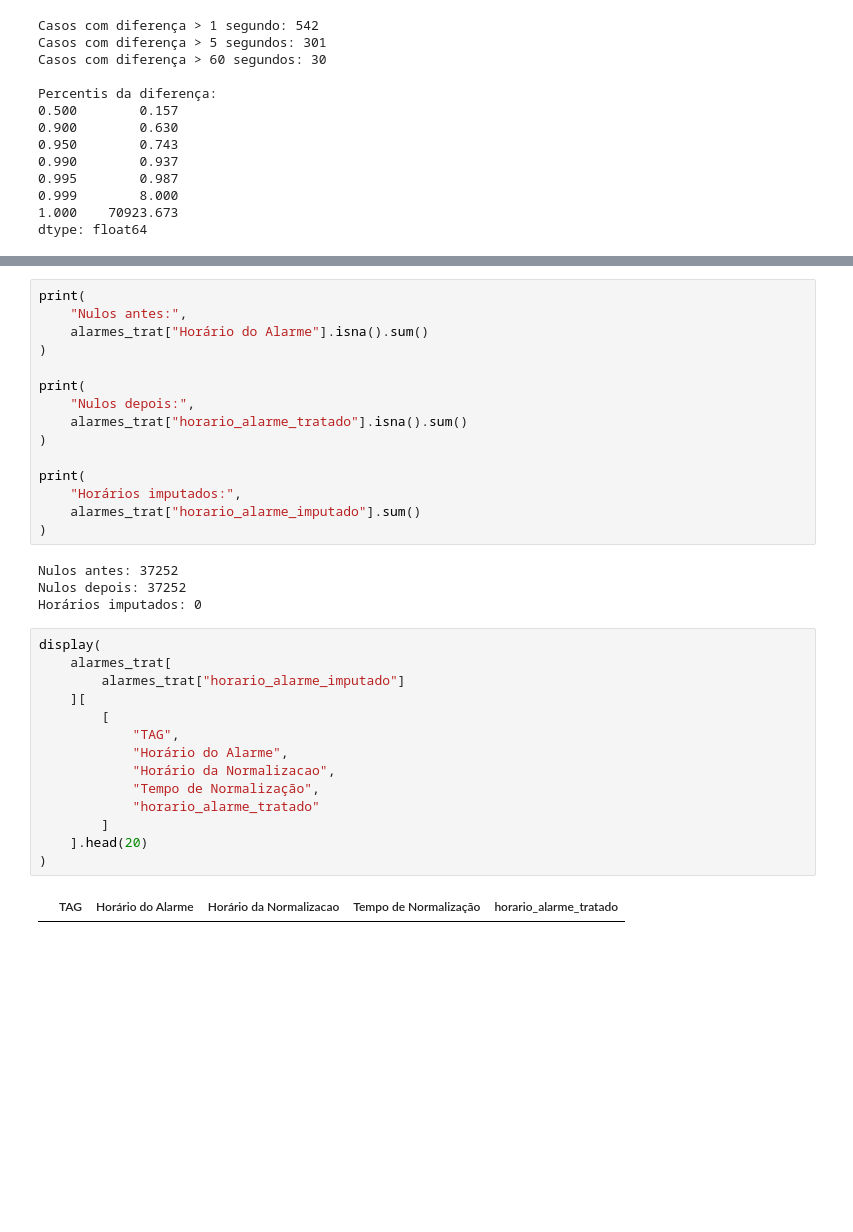
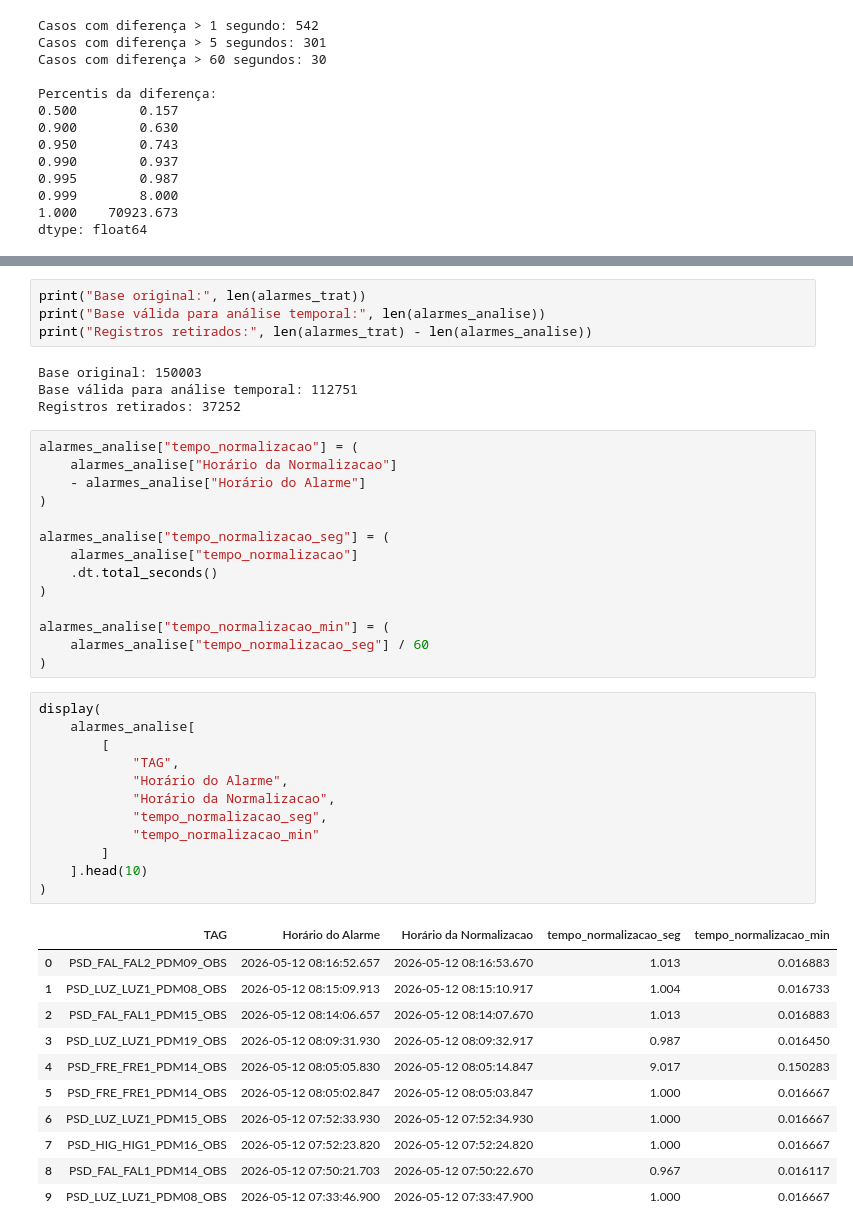
Before and after one commit to joaocardosodias/Lumem, a Jupyter notebook: eda/hipoteses/hipótese_5.ipynb, the cells around one changed output, grey strips where cells are left out. Saved outputs shown, nothing was run; the diff lists cells and outputs as text; blank space fills up the shorter version.

```diff
--- a/eda/hipoteses/hipótese_5.ipynb
+++ b/eda/hipoteses/hipótese_5.ipynb
@@ -918,35 +893,46 @@ Horários que podem ser recuperados: 0
 # %%
-print(
-    "Nulos antes:",
-    alarmes_trat["Horário do Alarme"].isna().sum()
-)
-
-print(
-    "Nulos depois:",
-    alarmes_trat["horario_alarme_tratado"].isna().sum()
-)
-
-print(
-    "Horários imputados:",
-    alarmes_trat["horario_alarme_imputado"].sum()
-)
+print("Base original:", len(alarmes_trat))
+print("Base válida para análise temporal:", len(alarmes_analise))
+print("Registros retirados:", len(alarmes_trat) - len(alarmes_analise))
 # %% [output]
-Nulos antes: 37252
-Nulos depois: 37252
-Horários imputados: 0
+Base original: 150003
+Base válida para análise temporal: 112751
+Registros retirados: 37252
 # %%
-display(
-    alarmes_trat[
-        alarmes_trat["horario_alarme_imputado"]
-    ][
-        [
-            "TAG",
-            "Horário do Alarme",
-            "Horário da Normalizacao",
-            "Tempo de Normalização",
-            "horario_alarme_tratado"
-        ]
-    ].head(20)
+alarmes_analise["tempo_normalizacao"] = (
+    alarmes_analise["Horário da Normalizacao"]
+    - alarmes_analise["Horário do Alarme"]
 )
+
+alarmes_analise["tempo_normalizacao_seg"] = (
+    alarmes_analise["tempo_normalizacao"]
+    .dt.total_seconds()
+)
+
+alarmes_analise["tempo_normalizacao_min"] = (
+    alarmes_analise["tempo_normalizacao_seg"] / 60
+)
-# %% [output]
-|  | TAG | Horário do Alarme | Horário da Normalizacao | Tempo de Normalização | horario_alarme_tratado |
+# %%
+display(
+    alarmes_analise[
+        [
+            "TAG",
+            "Horário do Alarme",
+            "Horário da Normalizacao",
+            "tempo_normalizacao_seg",
+            "tempo_normalizacao_min"
+        ]
+    ].head(10)
+)
+# %% [output]
+|  | TAG | Horário do Alarme | Horário da Normalizacao | tempo_normalizacao_seg | tempo_normalizacao_min |
+| 0 | PSD_FAL_FAL2_PDM09_OBS | 2026-05-12 08:16:52.657 | 2026-05-12 08:16:53.670 | 1.013 | 0.016883 |
+| 1 | PSD_LUZ_LUZ1_PDM08_OBS | 2026-05-12 08:15:09.913 | 2026-05-12 08:15:10.917 | 1.004 | 0.016733 |
+| 2 | PSD_FAL_FAL1_PDM15_OBS | 2026-05-12 08:14:06.657 | 2026-05-12 08:14:07.670 | 1.013 | 0.016883 |
+| 3 | PSD_LUZ_LUZ1_PDM19_OBS | 2026-05-12 08:09:31.930 | 2026-05-12 08:09:32.917 | 0.987 | 0.016450 |
+| 4 | PSD_FRE_FRE1_PDM14_OBS | 2026-05-12 08:05:05.830 | 2026-05-12 08:05:14.847 | 9.017 | 0.150283 |
+| 5 | PSD_FRE_FRE1_PDM14_OBS | 2026-05-12 08:05:02.847 | 2026-05-12 08:05:03.847 | 1.000 | 0.016667 |
+| 6 | PSD_LUZ_LUZ1_PDM15_OBS | 2026-05-12 07:52:33.930 | 2026-05-12 07:52:34.930 | 1.000 | 0.016667 |
+| 7 | PSD_HIG_HIG1_PDM16_OBS | 2026-05-12 07:52:23.820 | 2026-05-12 07:52:24.820 | 1.000 | 0.016667 |
+| 8 | PSD_FAL_FAL1_PDM14_OBS | 2026-05-12 07:50:21.703 | 2026-05-12 07:50:22.670 | 0.967 | 0.016117 |
+| 9 | PSD_LUZ_LUZ1_PDM08_OBS | 2026-05-12 07:33:46.900 | 2026-05-12 07:33:47.900 | 1.000 | 0.016667 |
```
Also changed, not shown: parts of 27 cells of this notebook.
